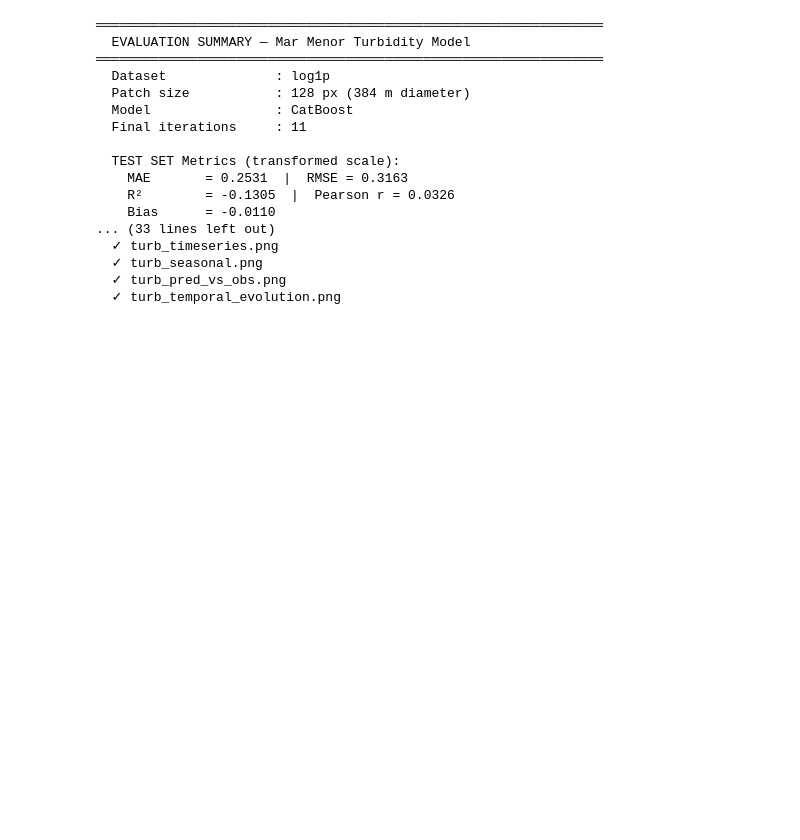
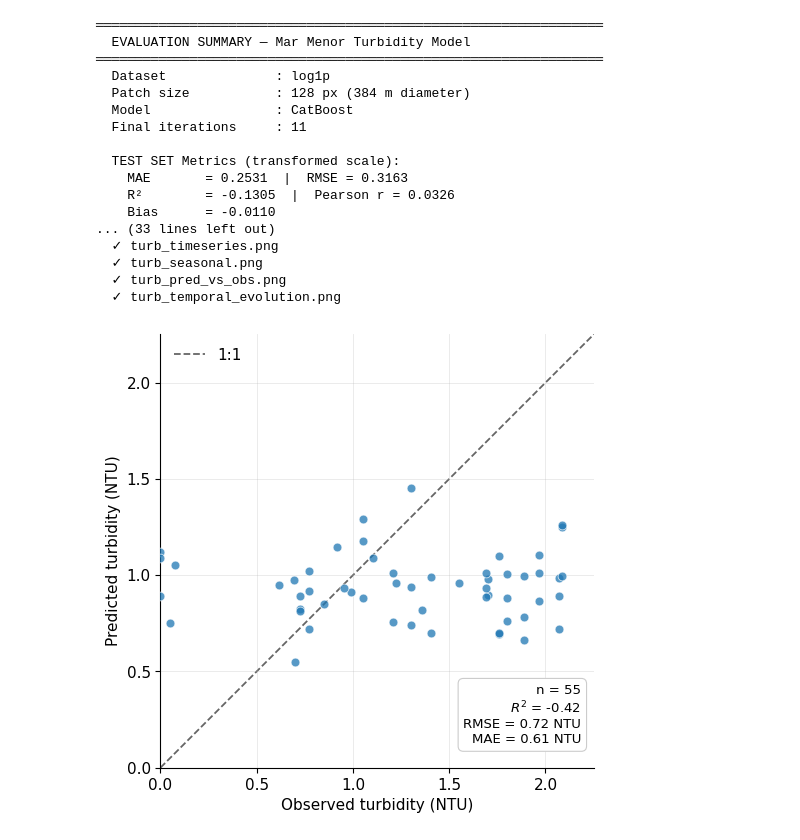
Before and after one commit to adricanovas/turbidity_satellite_estimation, a Jupyter notebook: code/06_model_evaluation.ipynb, the cells around one changed output. Drawn from its saved outputs; the diff is of its cells as text; code cells hidden in the pictures; blank space fills up the shorter version.

```diff
--- a/code/06_model_evaluation.ipynb
+++ b/code/06_model_evaluation.ipynb
@@ -858,0 +924,56 @@ for fname in ['eval_heatmap_GBR.png',   'eval_heatmap_CatBoost.png',
+# %%
+from pathlib import Path
+import numpy as np
+import pandas as pd
+import matplotlib.pyplot as plt
+
+# --- best model per the caption --------------------------------------------
+MODEL, DATASET, PATCH = "GBR", "log1p", 256
+
+# --- load per-sample hold-out predictions ----------------------------------
+CANDS = [Path("results/test_predictions.csv"), Path("../results/test_predictions.csv")]
+PRED = next((p for p in CANDS if p.exists()), None)
+if PRED is None:
+    raise FileNotFoundError("test_predictions.csv not found - adjust the path.")
+
+df = pd.read_csv(PRED)
+d = df[(df.model == MODEL) & (df.dataset == DATASET) & (df.patch_px == PATCH)].copy()
+
+# IMPORTANT: for the log1p dataset, `turbidity` and `pred` are stored in
+# log1p space -> back-transform to NTU with expm1 (inverse of log1p).
+inv = np.expm1 if DATASET == "log1p" else (lambda z: z)
+obs = inv(d["turbidity"].to_numpy())   # observed turbidity (NTU)
+pred = inv(d["pred"].to_numpy())       # predicted turbidity (NTU)
+
+# --- metrics in NTU (for the annotation box; optional) ----------------------
+rmse = float(np.sqrt(np.mean((pred - obs) ** 2)))
+mae = float(np.mean(np.abs(pred - obs)))
+r2 = 1 - np.sum((obs - pred) ** 2) / np.sum((obs - obs.mean()) ** 2)
+
+# --- plot -------------------------------------------------------------------
+plt.rcParams.update({"font.size": 11, "axes.spines.top": False, "axes.spines.right": False})
+fig, ax = plt.subplots(figsize=(5.2, 5.2))
+
+lim = (0, max(obs.max(), pred.max()) * 1.08)
+ax.plot(lim, lim, ls="--", color="0.4", lw=1.3, zorder=1, label="1:1")          # 1:1 reference
+ax.scatter(obs, pred, s=40, color="tab:blue", alpha=0.75,
+           edgecolors="white", linewidths=0.6, zorder=3)
+
+ax.set_xlim(lim); ax.set_ylim(lim); ax.set_aspect("equal", "box")
+ax.set_xlabel("Observed turbidity (NTU)")
+ax.set_ylabel("Predicted turbidity (NTU)")
+ax.grid(True, alpha=0.25, linewidth=0.7)
+ax.legend(frameon=False, loc="upper left")
+
+# optional stats box -- delete this block if you only want the caption text
+ax.text(0.97, 0.05,
+        f"n = {len(d)}\n$R^2$ = {r2:.2f}\nRMSE = {rmse:.2f} NTU\nMAE = {mae:.2f} NTU",
+        transform=ax.transAxes, ha="right", va="bottom", fontsize=9.5,
+        bbox=dict(boxstyle="round,pad=0.4", fc="white", ec="0.8", lw=0.8))
+
+fig.tight_layout()
+fig.savefig(PRED.parent / "figure5_pred_vs_obs.png", dpi=300, bbox_inches="tight")
+fig.savefig(PRED.parent / "figure5_pred_vs_obs.pdf", bbox_inches="tight")
+plt.show()
+# %% [output]
+[figure, added]
```
Also changed, not shown: parts of 2 cells of this notebook, 16 other files.
